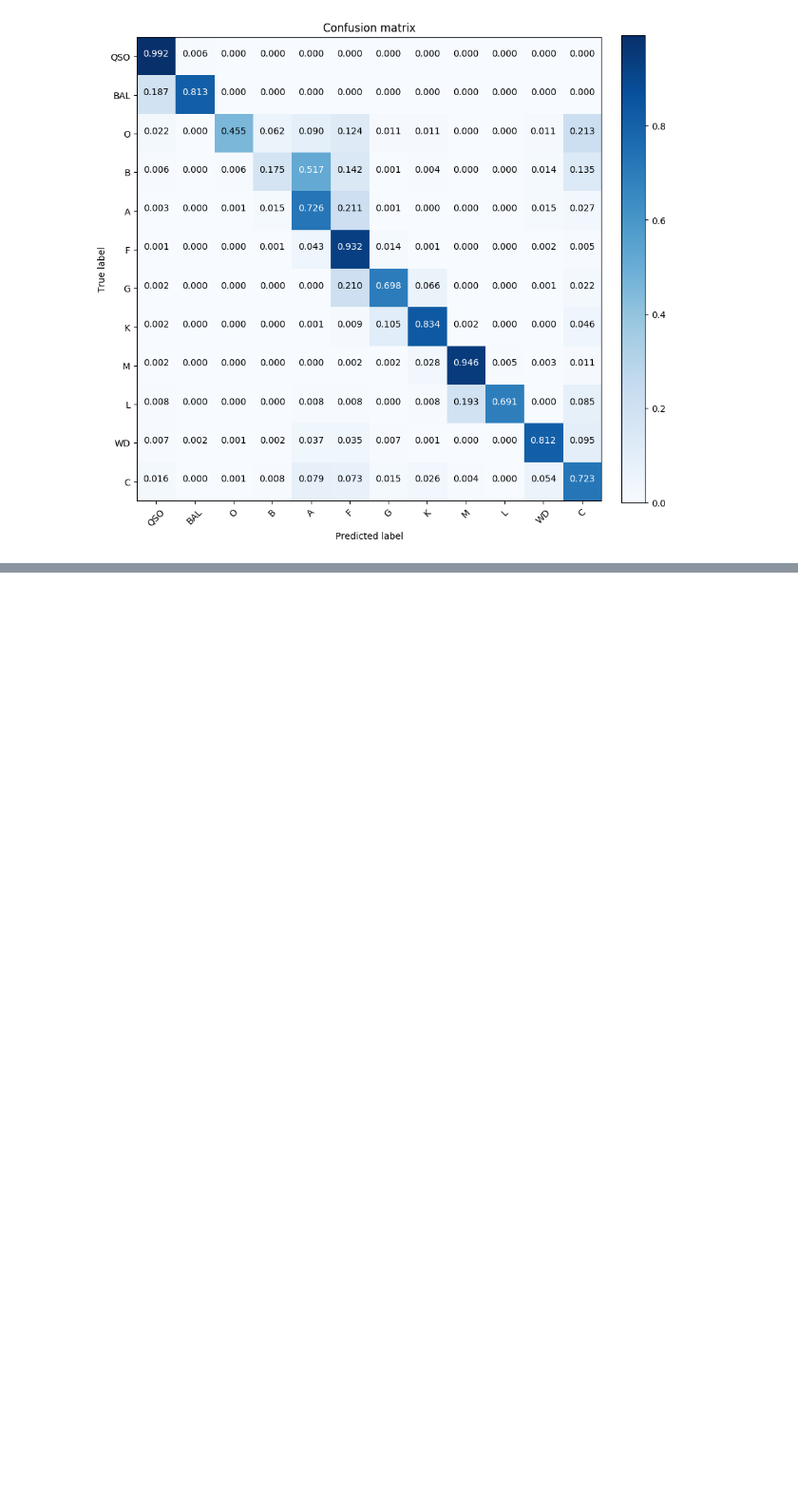
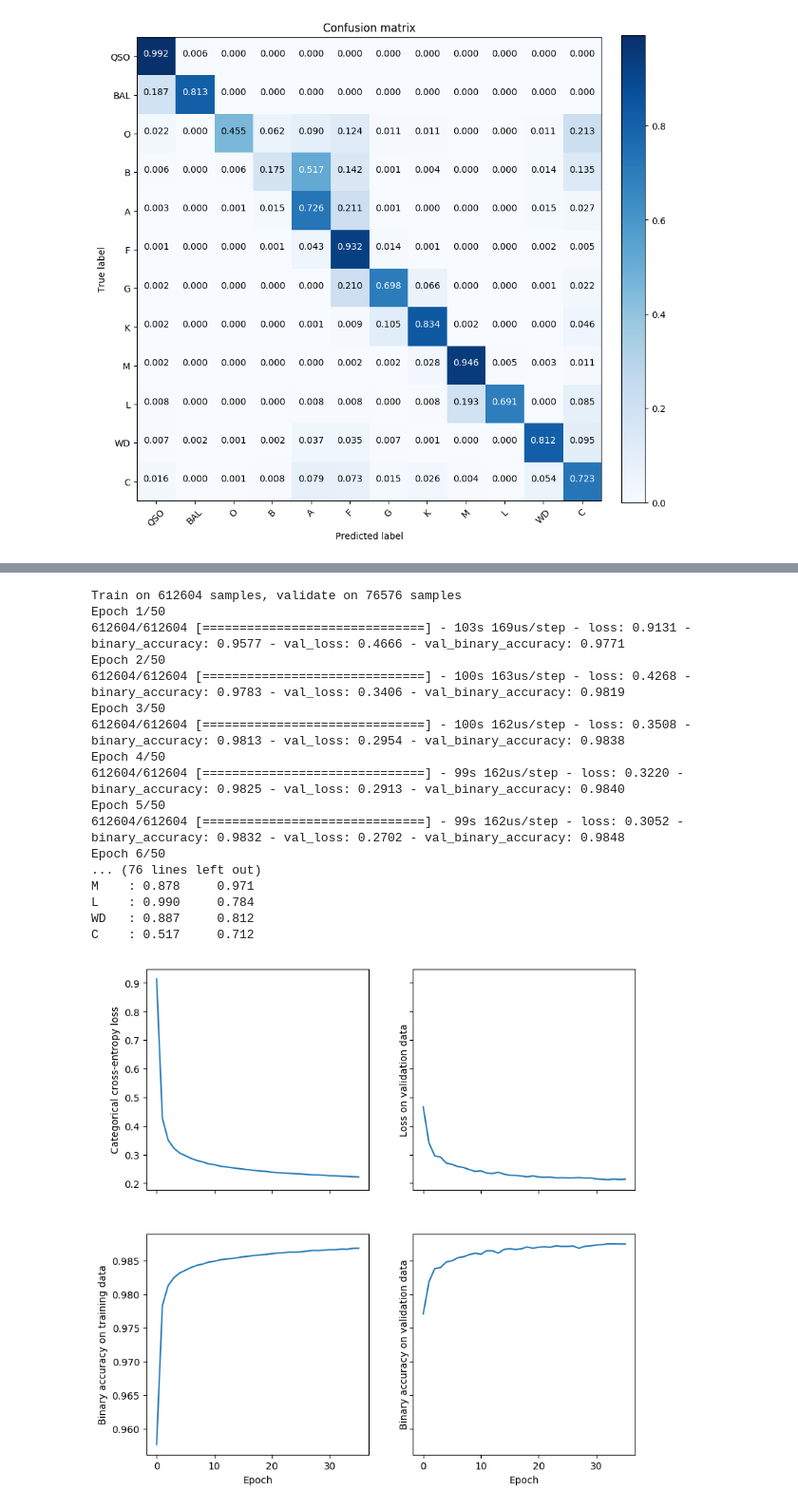
Before and after one commit to ManuelSolimano/mqc-nets, a Jupyter notebook: Colab Notebooks/modelling.ipynb, the cells around one changed output, grey strips where cells are left out. Shown at 95% size. Drawn from its saved outputs; the diff is of its cells as text; code cells hidden in the pictures; blank space fills up the shorter version.

```diff
--- a/Colab Notebooks/modelling.ipynb
+++ b/Colab Notebooks/modelling.ipynb
@@ -1073,0 +1228,71 @@ Wall time: 2h 55min 20s
+# %%
+def model_deep10_multiclass():
+  model = Sequential()
+
+  model.add(Conv1D(filters=100, kernel_size=14,
+                 strides=2, activation='relu',
+                input_shape=(433,1)))
+
+  model.add(Conv1D(filters=100, kernel_size=12,
+                 strides=2, activation='relu'))
+
+  model.add(Conv1D(filters=100, kernel_size=10,
+                 strides=2, activation='relu'))
+
+  model.add(Conv1D(filters=100, kernel_size=8,
+                 strides=2, activation='relu'))
+
+  model.add(Flatten())
+  model.add(Dropout(0.5))
+  model.add(Dense(12, activation='softmax'))
+
+  return model
+
+data = load_dataset('/content/gdrive/My Drive/mqc-collab/dataset765755_433t_12c.h5')
+
+optiparams=dict(lr=0.001, beta_1=0.9, beta_2=0.999, epsilon=None, decay=1e-6,
+                  amsgrad=True)
+
+earlystop = keras.callbacks.EarlyStopping(monitor='val_loss',
+                              min_delta=0,
+                              patience=3,
+                              verbose=1, mode='auto')
+
+fitparams= dict(epochs=50, batch_size=1000, validation_data=data[-1], verbose=1,
+               callbacks=[earlystop])
+
+evalparams = dict(batch_size=1000)
+
+
+
+trained_model  = compile_train_test(model_deep10_multiclass(), data, optiparams,
+                                    fitparams, evalparams,
+                   'model10', metrics=['binary_accuracy'])
+
+plt.figure(figsize=(9,9))
+labels = ['QSO','BAL', 'O', 'B', 'A', 'F', 'G', 'K', 'M', 'L', 'WD', 'C']
+_, (testx, testy), _ = data
+
+predy = trained_model.predict(testx)
+cm = conf_array(testy, predy)
+plot_confusion_matrix(cm, labels, normalize=True)
+plt.savefig('/content/gdrive/My Drive/mqc-collab/plots/model10_run0_cm.png')
+# %% [output]
+Train on 612604 samples, validate on 76576 samples
+Epoch 1/50
+612604/612604 [==============================] - 103s 169us/step - loss: 0.9131 - binary_accuracy: 0.9577 - val_loss: 0.4666 - val_binary_accuracy: 0.9771
+Epoch 2/50
+612604/612604 [==============================] - 100s 163us/step - loss: 0.4268 - binary_accuracy: 0.9783 - val_loss: 0.3406 - val_binary_accuracy: 0.9819
+Epoch 3/50
+612604/612604 [==============================] - 100s 162us/step - loss: 0.3508 - binary_accuracy: 0.9813 - val_loss: 0.2954 - val_binary_accuracy: 0.9838
+Epoch 4/50
+612604/612604 [==============================] - 99s 162us/step - loss: 0.3220 - binary_accuracy: 0.9825 - val_loss: 0.2913 - val_binary_accuracy: 0.9840
+Epoch 5/50
+612604/612604 [==============================] - 99s 162us/step - loss: 0.3052 - binary_accuracy: 0.9832 - val_loss: 0.2702 - val_binary_accuracy: 0.9848
+Epoch 6/50
+... (76 lines left out)
+M    : 0.878     0.971
+L    : 0.990     0.784
+WD   : 0.887     0.812
+C    : 0.517     0.712
+[figure, added]
```
Also changed, not shown: parts of 12 cells of this notebook, 13 other files.
